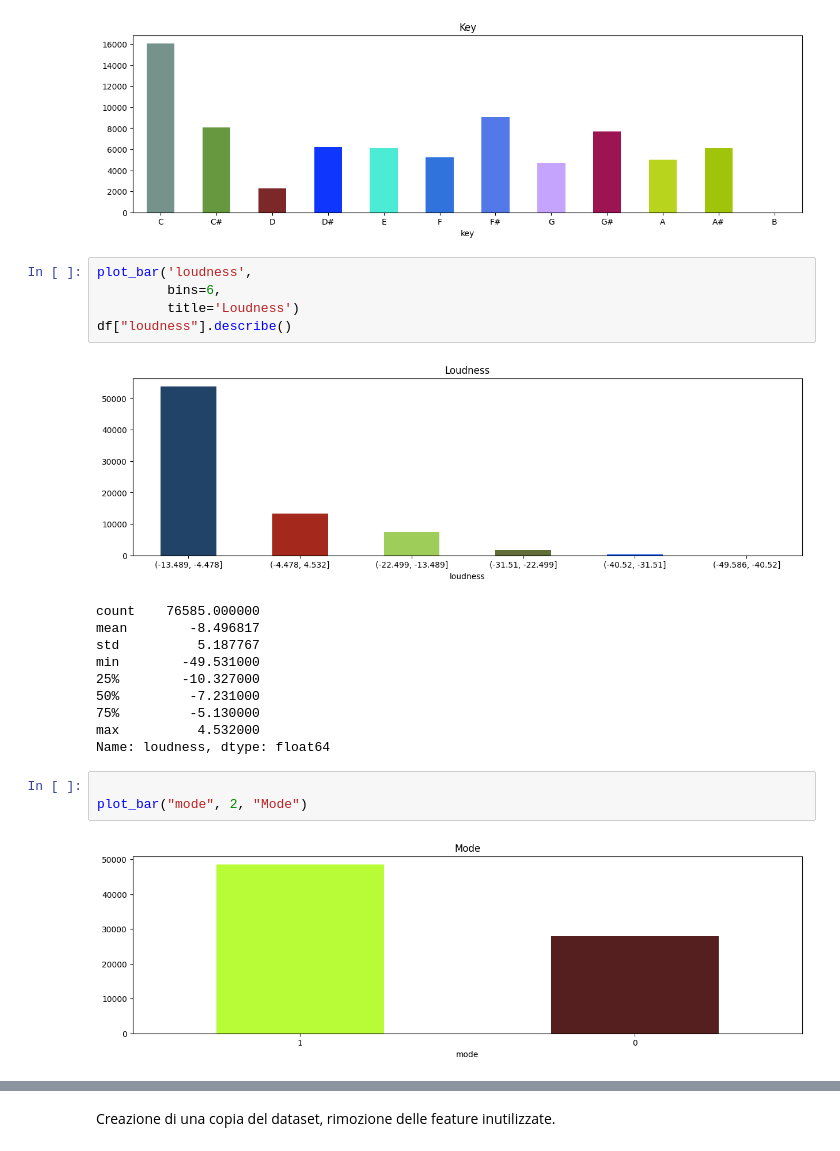
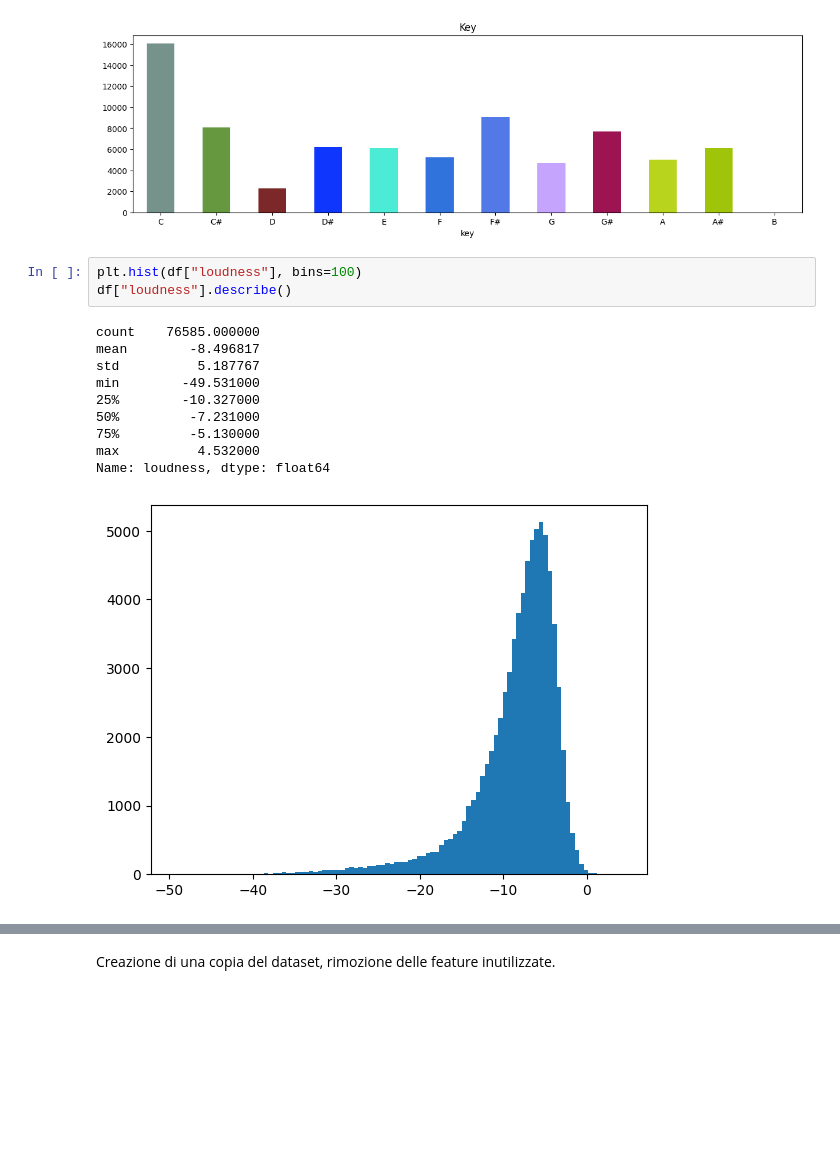
Before and after one commit to PADIprojects/Spotify-Track-Popularity-Prediction, a Jupyter notebook: track_popularity_prediction.ipynb, the cells around one changed output, grey strips where cells are left out. Drawn from its saved outputs; the diff is of its cells as text; blank space fills up the shorter version.

Commit message:
hist

```diff
--- a/track_popularity_prediction.ipynb
+++ b/track_popularity_prediction.ipynb
@@ -285,23 +281,16 @@ plot_bar('key',
 # %% [output]
 [figure]
 # %%
-plot_bar('loudness',
-         bins=6,
-         title='Loudness')
+plt.hist(df["loudness"], bins=100)
 df["loudness"].describe()
 # %% [output]
+count    76585.000000
+mean        -8.496817
+std          5.187767
+min        -49.531000
+25%        -10.327000
+50%         -7.231000
+75%         -5.130000
+max          4.532000
+Name: loudness, dtype: float64
-[figure, old version]
+[figure, new version]
-count    76585.000000
-mean        -8.496817
-std          5.187767
-min        -49.531000
-25%        -10.327000
-50%         -7.231000
-75%         -5.130000
-max          4.532000
-Name: loudness, dtype: float64
-# %%
-
-plot_bar("mode", 2, "Mode")
-# %% [output]
-[figure, removed]
```
Also changed, not shown: parts of 45 cells of this notebook.
